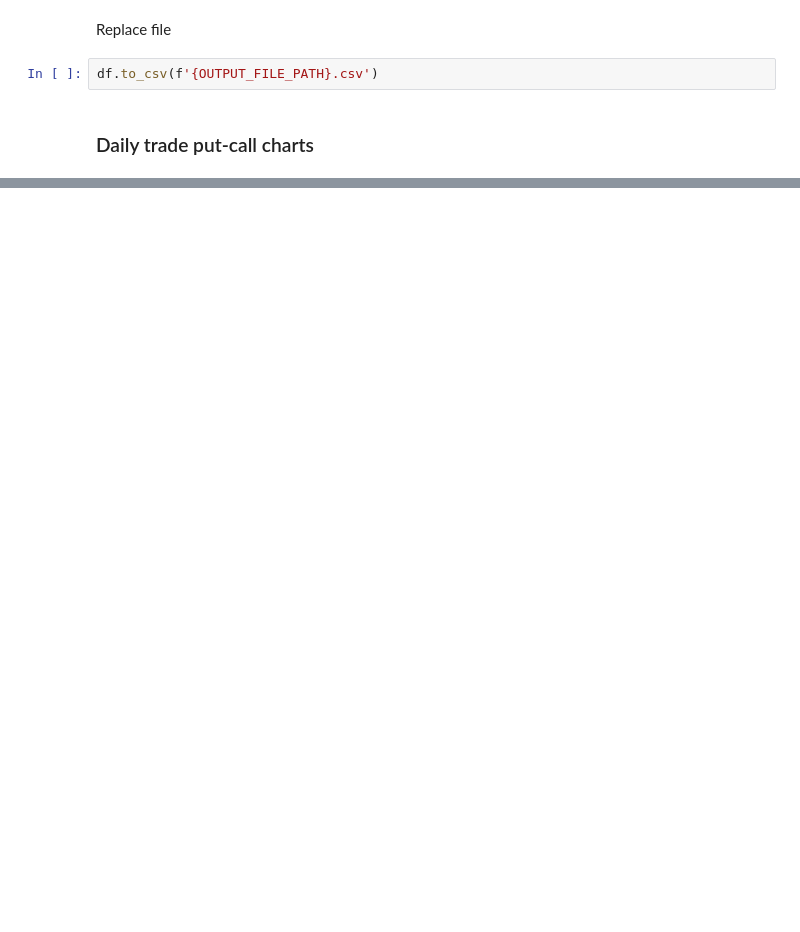
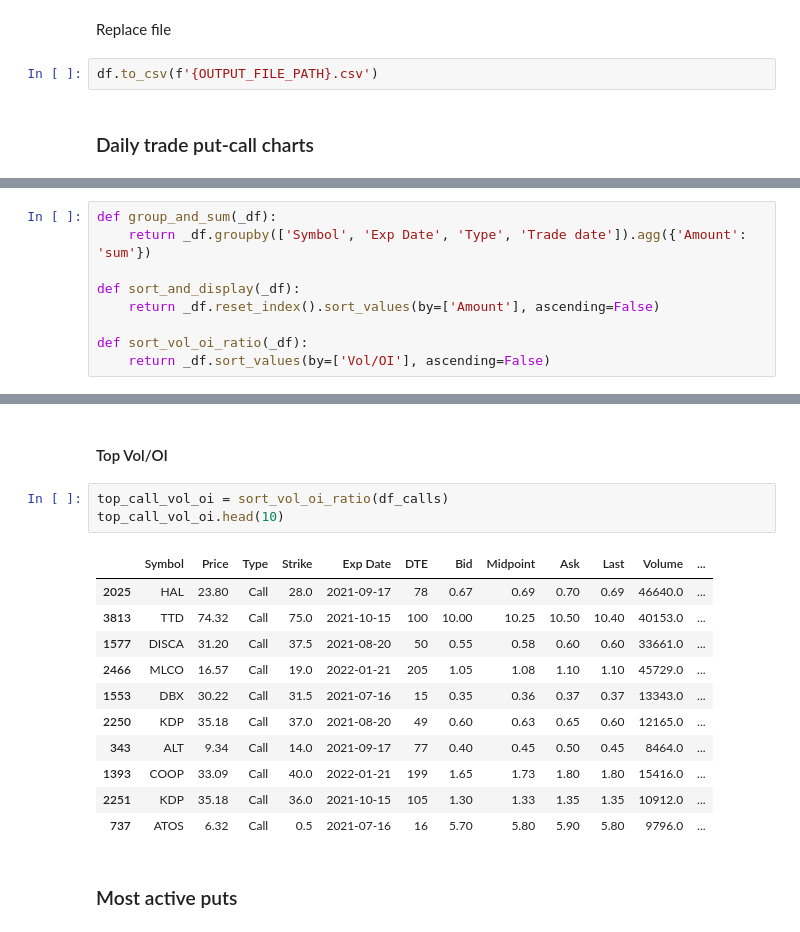
Before and after one commit to wing-puah/td-ameritrade-visualiser, a Jupyter notebook: uoa.ipynb, the cells around one changed output, grey strips where cells are left out. Cells and saved outputs as stored; diff of their text form; blank space fills up the shorter version.

```diff
--- a/uoa.ipynb
+++ b/uoa.ipynb
@@ -92,0 +172,9 @@ line_plot(daily_group)
+# %%
+def group_and_sum(_df):
+    return _df.groupby(['Symbol', 'Exp Date', 'Type', 'Trade date']).agg({'Amount': 'sum'})
+
+def sort_and_display(_df):
+    return _df.reset_index().sort_values(by=['Amount'], ascending=False)
+
+def sort_vol_oi_ratio(_df):
+    return _df.sort_values(by=['Vol/OI'], ascending=False)
@@ -92,0 +301,19 @@ line_plot(daily_group)
+# %% [markdown]
+<h4>Top Vol/OI</h4>
+# %%
+top_call_vol_oi = sort_vol_oi_ratio(df_calls)
+top_call_vol_oi.head(10)
+# %% [output]
+|  | Symbol | Price | Type | Strike | Exp Date | DTE | Bid | Midpoint | Ask | Last | Volume | ... |
+| 2025 | HAL | 23.80 | Call | 28.0 | 2021-09-17 | 78 | 0.67 | 0.69 | 0.70 | 0.69 | 46640.0 | ... |
+| 3813 | TTD | 74.32 | Call | 75.0 | 2021-10-15 | 100 | 10.00 | 10.25 | 10.50 | 10.40 | 40153.0 | ... |
+| 1577 | DISCA | 31.20 | Call | 37.5 | 2021-08-20 | 50 | 0.55 | 0.58 | 0.60 | 0.60 | 33661.0 | ... |
+| 2466 | MLCO | 16.57 | Call | 19.0 | 2022-01-21 | 205 | 1.05 | 1.08 | 1.10 | 1.10 | 45729.0 | ... |
+| 1553 | DBX | 30.22 | Call | 31.5 | 2021-07-16 | 15 | 0.35 | 0.36 | 0.37 | 0.37 | 13343.0 | ... |
+| 2250 | KDP | 35.18 | Call | 37.0 | 2021-08-20 | 49 | 0.60 | 0.63 | 0.65 | 0.60 | 12165.0 | ... |
+| 343 | ALT | 9.34 | Call | 14.0 | 2021-09-17 | 77 | 0.40 | 0.45 | 0.50 | 0.45 | 8464.0 | ... |
+| 1393 | COOP | 33.09 | Call | 40.0 | 2022-01-21 | 199 | 1.65 | 1.73 | 1.80 | 1.80 | 15416.0 | ... |
+| 2251 | KDP | 35.18 | Call | 36.0 | 2021-10-15 | 105 | 1.30 | 1.33 | 1.35 | 1.35 | 10912.0 | ... |
+| 737 | ATOS | 6.32 | Call | 0.5 | 2021-07-16 | 16 | 5.70 | 5.80 | 5.90 | 5.80 | 9796.0 | ... |
+# %% [markdown]
+<h3>Most active puts</h3>
```
Also changed, not shown: parts of 24 cells of this notebook, 1 other file.
